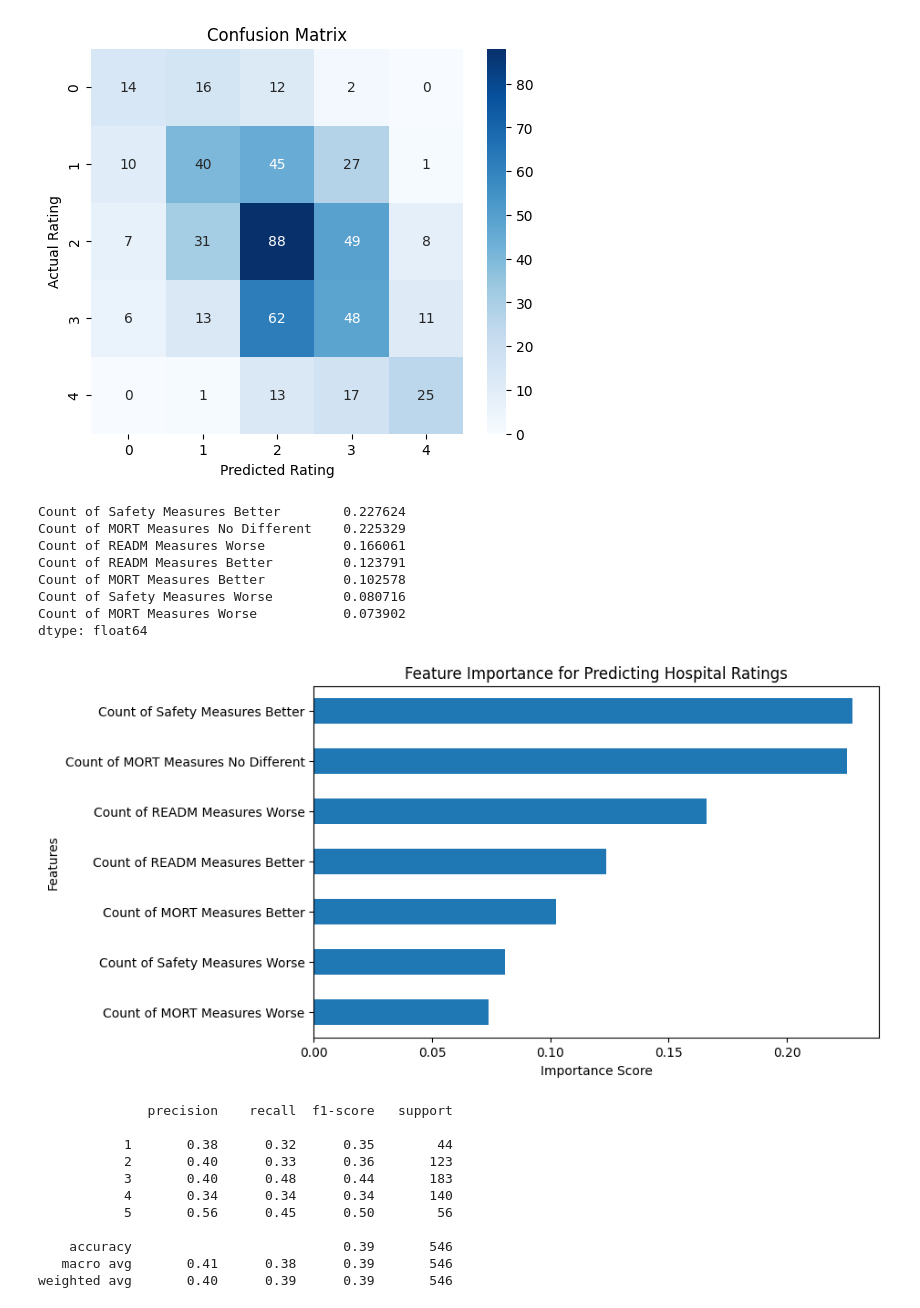
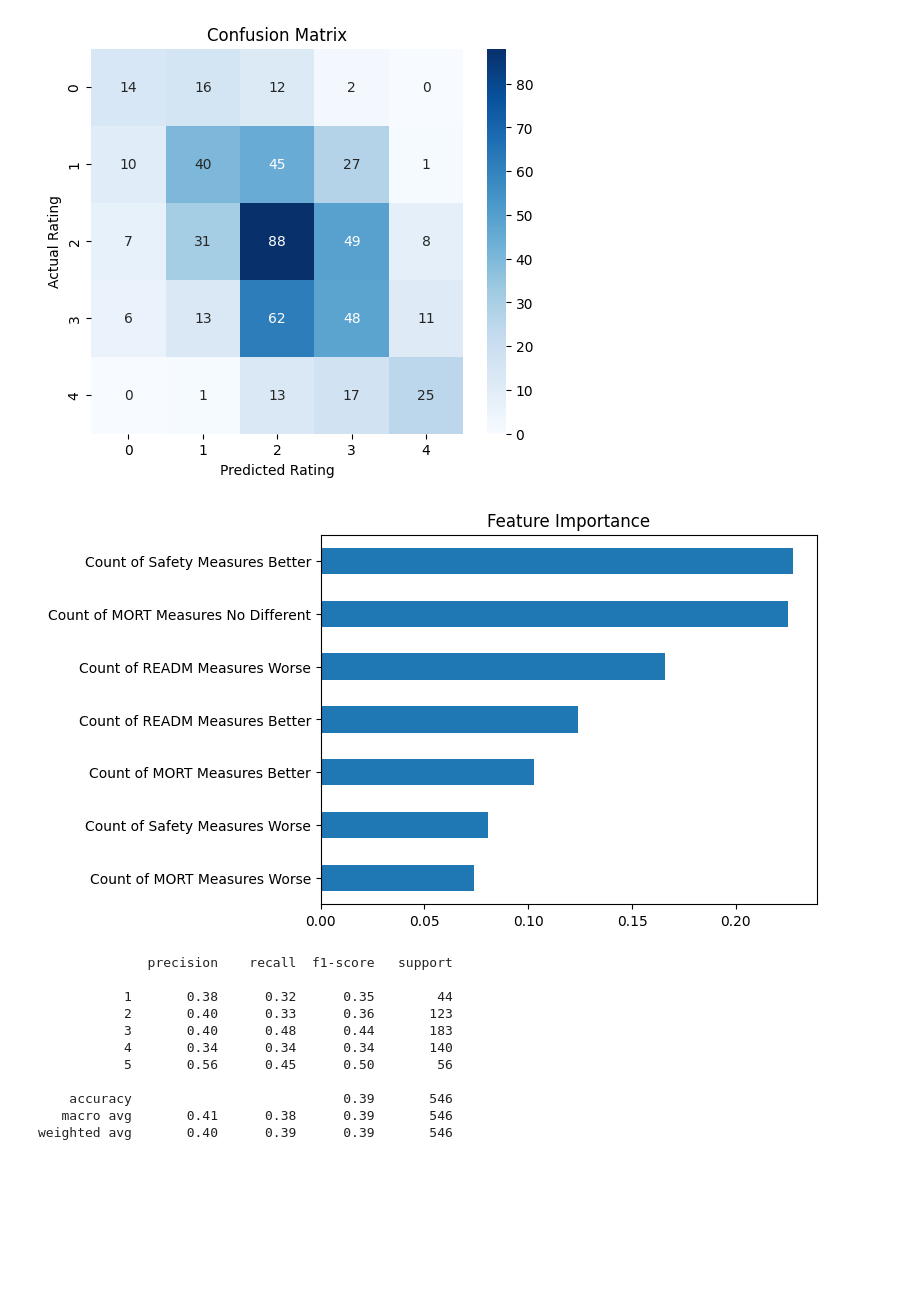
Before and after one commit to gharnaldo/ndudsproj1, a Jupyter notebook: hospital_analysis.ipynb, the cells around one changed output. Saved outputs shown, nothing was run; the diff lists cells and outputs as text; code cells hidden in the pictures; blank space fills up the shorter version.

```diff
--- a/hospital_analysis.ipynb
+++ b/hospital_analysis.ipynb
@@ -313,39 +378,11 @@ plt.show()
 # %%
 # Identify which variables influence the prediction the most
 
-# Get feature importance from the model
-importances = model.feature_importances_
-
-# Create dataframe for visualization
-feature_importance = pd.Series(importances, index=X.columns)
-
-# Sort features
-feature_importance = feature_importance.sort_values(ascending=False)
+feature_importance = get_feature_importance(model, X.columns)
 
 feature_importance
 # %% [output]
-Count of Safety Measures Better        0.227624
-Count of MORT Measures No Different    0.225329
-Count of READM Measures Worse          0.166061
-Count of READM Measures Better         0.123791
-Count of MORT Measures Better          0.102578
-Count of Safety Measures Worse         0.080716
-Count of MORT Measures Worse           0.073902
-dtype: float64
+[figure, added]
-# %%
-# Plot feature importance
-
-plt.figure(figsize=(8,5))
-
-feature_importance.sort_values().plot(kind="barh")
-
-plt.title("Feature Importance for Predicting Hospital Ratings")
-plt.xlabel("Importance Score")
-plt.ylabel("Features")
-
-plt.show()
-# %% [output]
-[figure, removed]
 # %%
 # Generate precision, recall and F1-score for each rating class
 
```
Also changed, not shown: parts of 11 cells of this notebook, 1 other file.
